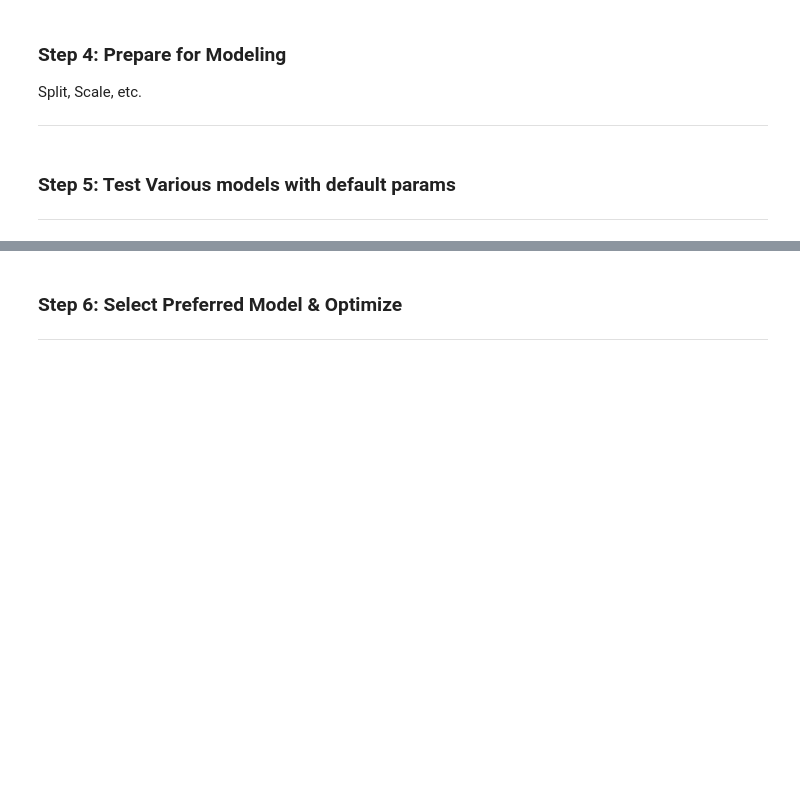
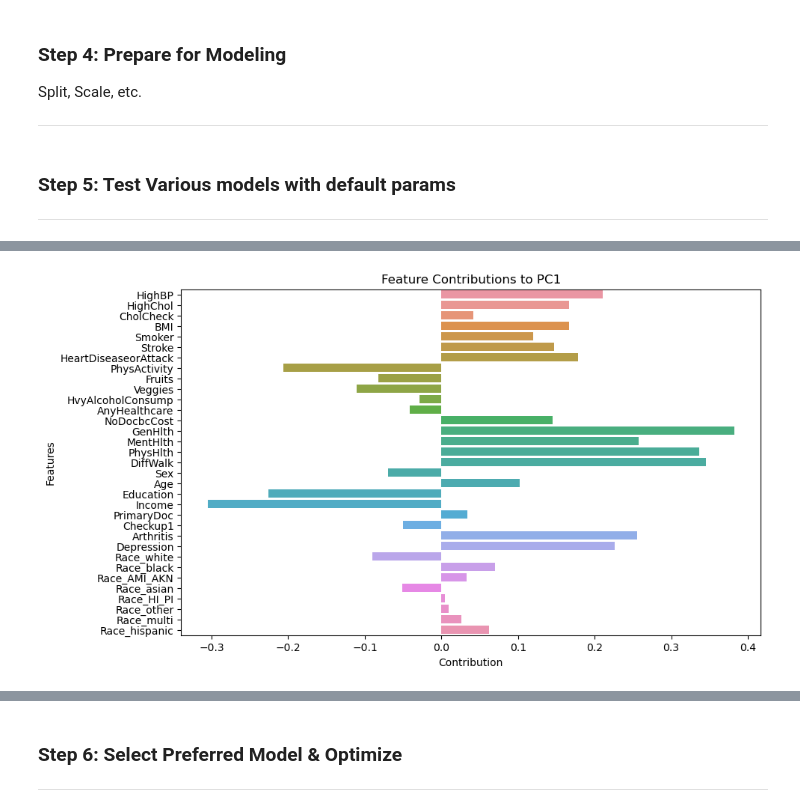
Before and after one commit to mdipinto1/m.c-squared-2, a Jupyter notebook: Planning_notebook.ipynb, the cells around one changed output, grey strips where cells are left out. Drawn from its saved outputs; the diff is of its cells as text; code cells hidden in the pictures; blank space fills up the shorter version.

```diff
--- a/Planning_notebook.ipynb
+++ b/Planning_notebook.ipynb
@@ -90,3 +94,15 @@ from sklearn.decomposition import PCA
+# %%
+#use StandardScaler to scale the data
+scaler_multiclass = StandardScaler().fit(X_oversampled_multiclass)
+X_oversampled_multiclass_scaled = scaler_multiclass.transform(X_oversampled_multiclass)
+X_undersampled_multiclass_scaled = scaler_multiclass.transform(X_undersampled_multiclass)
+X_test_multiclass_scaled = scaler_multiclass.transform(X_test_multiclass)
+
+#scale the binary data
+scaler_binary = StandardScaler().fit(X_oversampled_binary)
+X_oversampled_binary_scaled = scaler_binary.transform(X_oversampled_binary)
+X_undersampled_binary_scaled = scaler_binary.transform(X_undersampled_binary)
+X_test_binary_scaled = scaler_binary.transform(X_test_binary)
 # %% [markdown]
 ### Step 5: Test Various models with default params
 ___
@@ -193,0 +187,12 @@ weighted avg       0.85      0.60      0.69     61743
+# %%
+#reduce dimensionality of the scaled data with pca
+pca = PCA(n_components=0.90, random_state=0)
+X_pca_oversampled_multiclass_scaled = pca.fit_transform(X_oversampled_multiclass_scaled)
+X_pca_undersampled_multiclass_scaled = pca.transform(X_undersampled_multiclass_scaled)
+X_pca_test_multiclass_scaled = pca.transform(X_test_multiclass)
+
+
+pca_binary = PCA(n_components=0.90, random_state=0)
+X_pca_oversampled_binary_scaled = pca_binary.fit_transform(X_oversampled_binary_scaled)
+X_pca_undersampled_binary_scaled = pca_binary.transform(X_undersampled_binary_scaled)
+X_pca_test_binary_scaled = pca_binary.transform(X_test_binary_scaled)
@@ -193,0 +208,7 @@ weighted avg       0.85      0.60      0.69     61743
+# %%
+components = pca.components_
+
+feature_names = list(X_multiclass.columns)
+components_df = pd.DataFrame(components, columns=feature_names, index=[f'PC{i+1}' for i in range(components.shape[0])])
+
+components_df
@@ -193,0 +234,11 @@ weighted avg       0.85      0.60      0.69     61743
+# %%
+component = 'PC1'
+
+plt.figure(figsize=(10, 6))
+sns.barplot(x=components_df.loc[component], y=components_df.columns)
+plt.title(f'Feature Contributions to {component}')
+plt.xlabel('Contribution')
+plt.ylabel('Features')
+plt.show()
+# %% [output]
+[figure, added]
```
Also changed, not shown: parts of 29 cells of this notebook, 2 other files.
